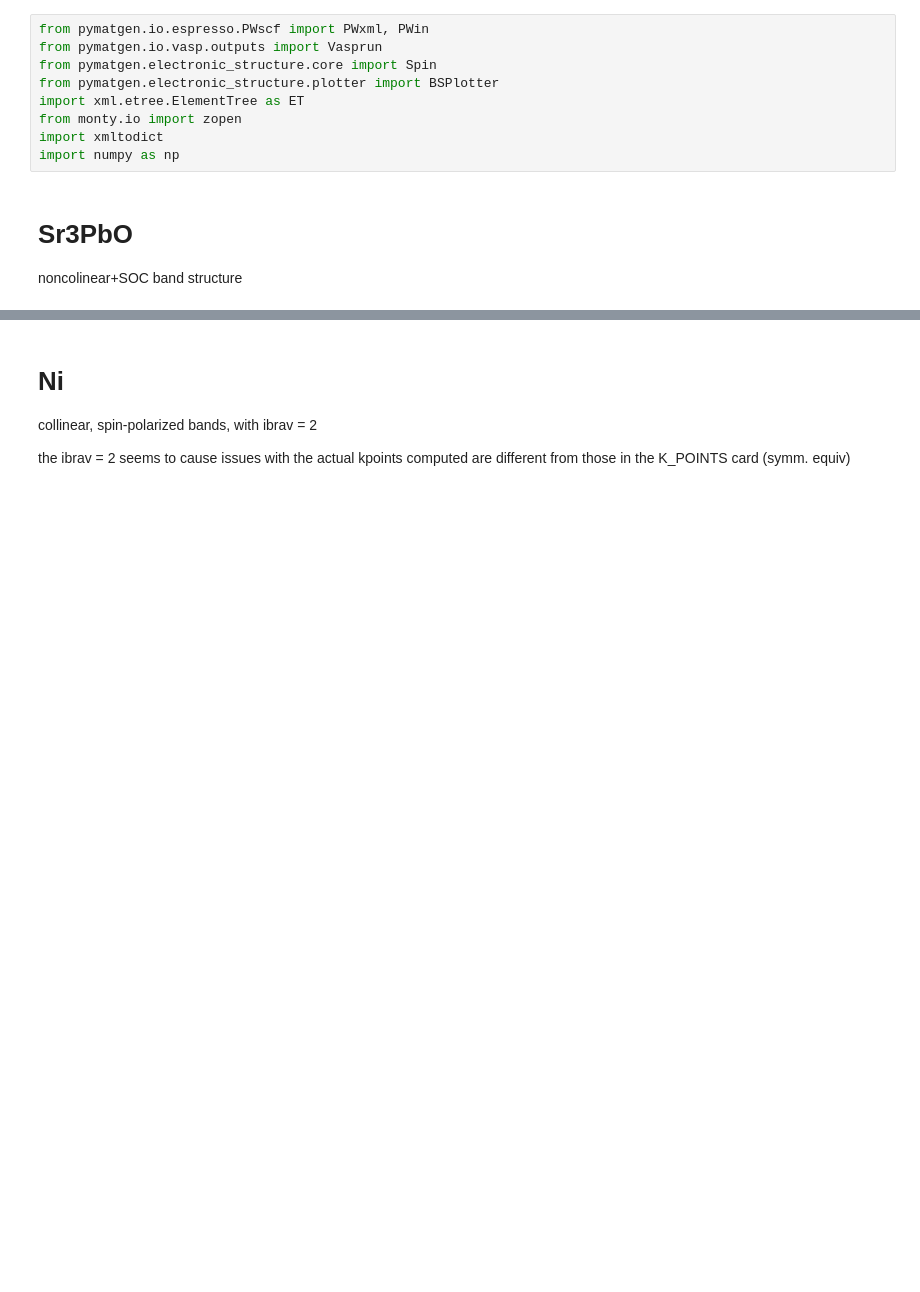
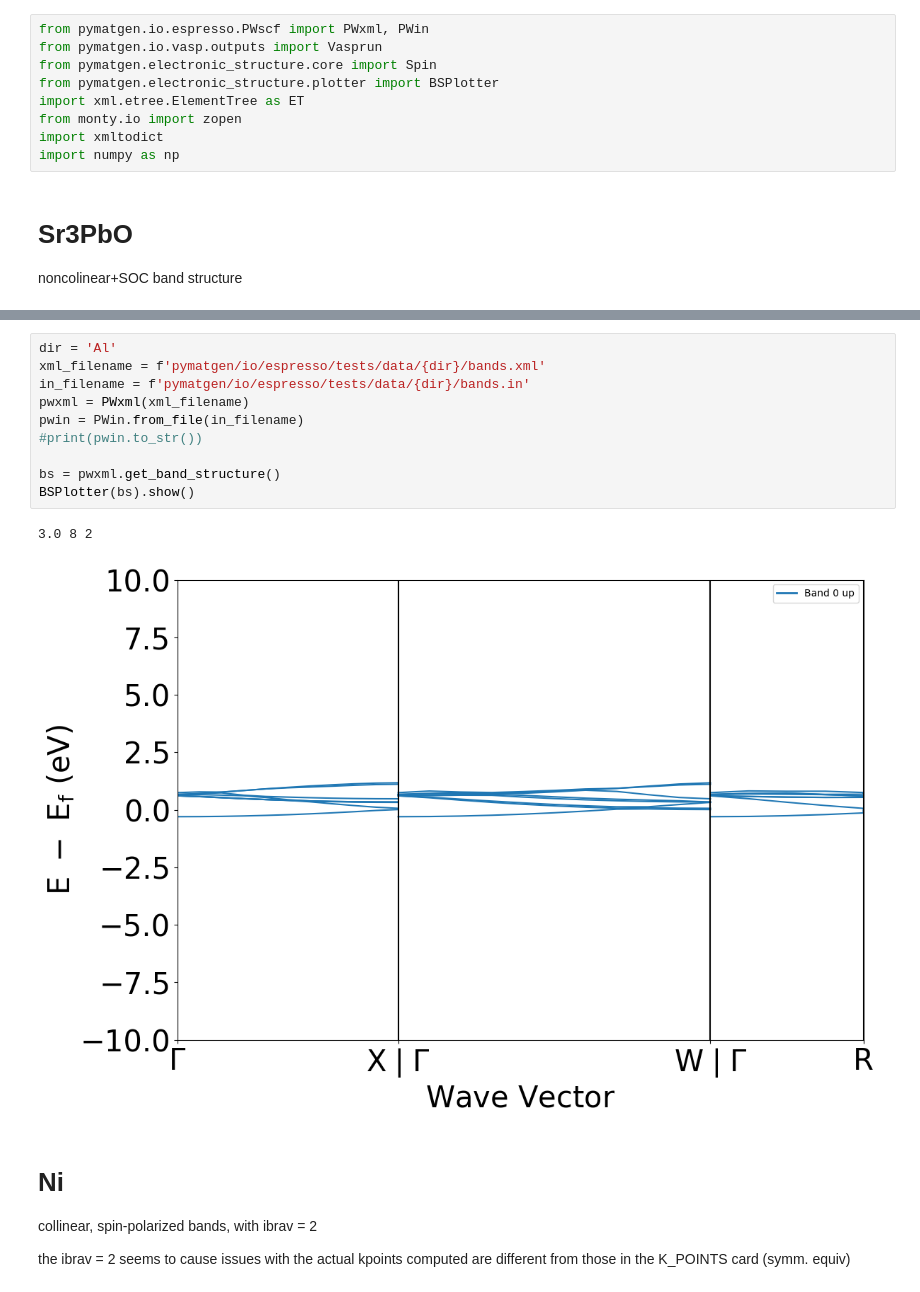
Before and after one commit to Griffin-Group/pymatgen-io-espresso, a Jupyter notebook: debug.ipynb, the cells around one changed output, grey strips where cells are left out. Cells and saved outputs as stored; diff of their text form; blank space fills up the shorter version.

```diff
--- a/debug.ipynb
+++ b/debug.ipynb
@@ -25,3 +68,16 @@ BSPlotter(bs).show()
+# %%
+dir = 'Al'
+xml_filename = f'pymatgen/io/espresso/tests/data/{dir}/bands.xml'
+in_filename = f'pymatgen/io/espresso/tests/data/{dir}/bands.in'
+pwxml = PWxml(xml_filename)
+pwin = PWin.from_file(in_filename)
+#print(pwin.to_str())
+
+bs = pwxml.get_band_structure()
+BSPlotter(bs).show()
+# %% [output]
+3.0 8 2
+[figure, added]
 # %% [markdown]
 # Ni
 collinear, spin-polarized bands, with ibrav = 2
```
Also changed, not shown: parts of 7 cells of this notebook, 4 other files.
